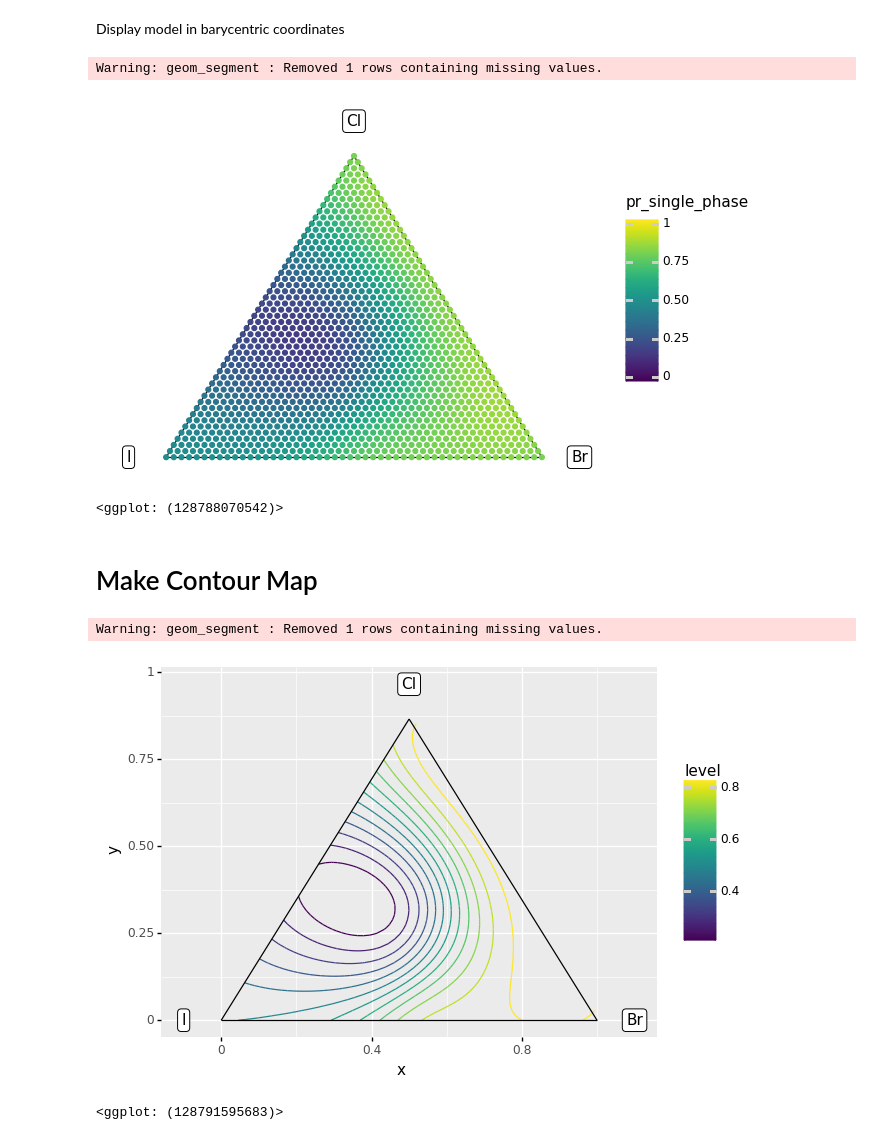
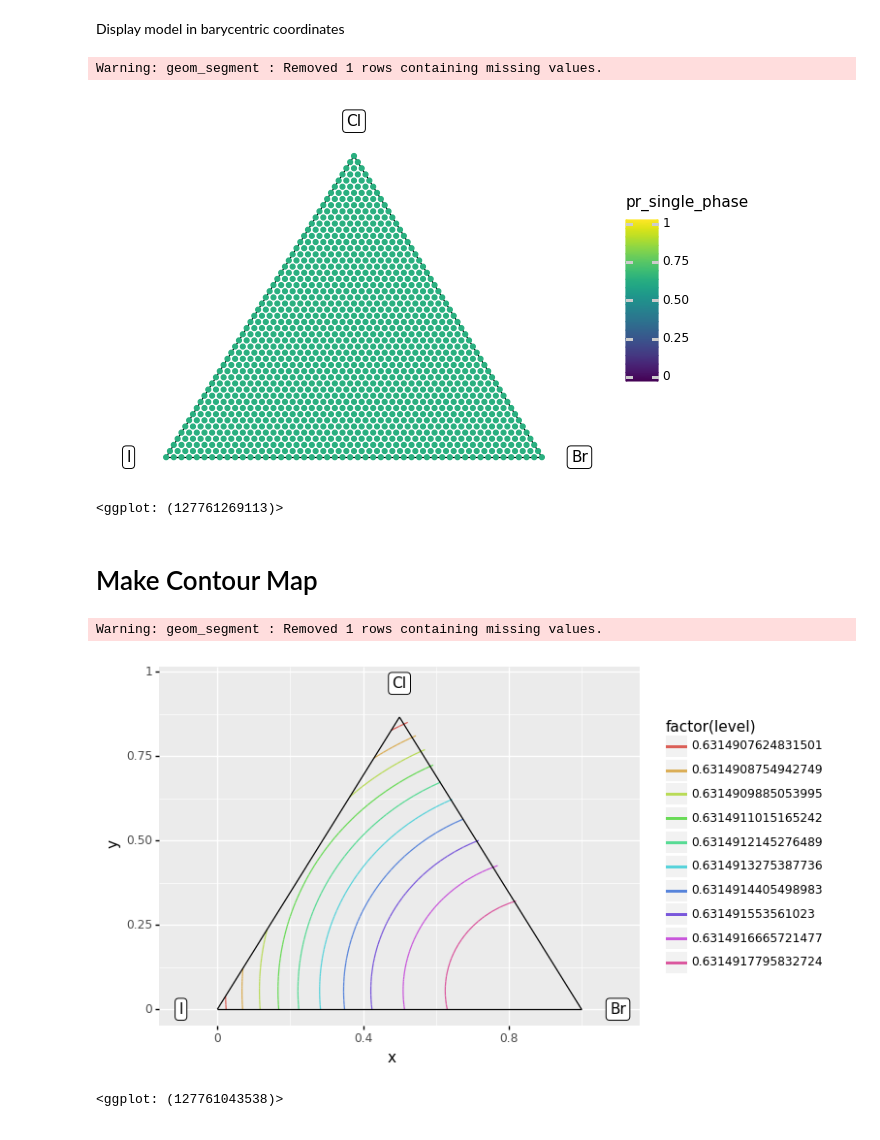
Before and after one commit to kaybr24/perovskite-solar, a Jupyter notebook: Triple Halide Contour Map.ipynb, the cells around one changed output. Drawn from its saved outputs; the diff is of its cells as text; code cells hidden in the pictures.

Commit message:
Set round 1 data to match experimental results

```diff
--- a/Triple Halide Contour Map.ipynb
+++ b/Triple Halide Contour Map.ipynb
@@ -118,6 +113,41 @@ df_thp_round1 = (
     ## Convert to barycentric coordinates
     >> tf_bary()
 )
+# %%
+## Real Triple Halide Perovskite data:
+df_thp_round1mod = (
+    ## I -- Br tie: MAPbBr1.5I1.5 = True
+    gr.df_make(Cl=0, I=0.5, Br=[0.5] * 1, single_phase=True)
+
+    ## Cl -- Br tie: MAPbBrCl = True
+    >> gr.tf_bind_rows(
+        gr.df_make(Cl=0.5, I=0, Br=[0.5] * 1, single_phase=True)
+    )
+
+    ## I -- Cl tie: MAPbI1.5Cl1.5 = False
+    >> gr.tf_bind_rows(
+        gr.df_make(Cl=0.5, I=0.5, Br=[0] * 2, single_phase=False)
+    )
+
+    ## Middle of plot
+    >> gr.tf_bind_rows(
+        gr.df_make(Cl=0.33, I=0.33, Br=[0.34] * 1, single_phase=True)
+    )
+
+    ## Corners
+    >> gr.tf_bind_rows(
+        gr.df_make(Cl=1, I=0, Br=[0] * 1, single_phase=True)
+    )
+    >> gr.tf_bind_rows(
+        gr.df_make(Cl=0, I=1, Br=[0] * 1, single_phase=True)
+    )
+    >> gr.tf_bind_rows(
+        gr.df_make(Cl=0, I=0, Br=[1] * 1, single_phase=True)
+    )
+
+    ## Convert to barycentric coordinates
+    >> tf_bary()
+)
 # %%
 ## Inverted Triple Halide Perovskite data:
 df_thp_INVERTround1 = (
@@ -169,7 +199,7 @@ df_thp_INVERTround1 = (
 # Visualize Data
 # %%
 #Select data to display:
-df_thp = df_thp_round1
+df_thp = df_thp_round1mod
 
 #Show visualization
 (
@@ -257,8 +287,8 @@ Display model in barycentric coordinates
 )
 # %% [output]
 Warning: geom_segment : Removed 1 rows containing missing values.
-[figure, old version]
+[figure, new version]
-<ggplot: (128788070542)>
+<ggplot: (127761269113)>
 # %% [markdown]
 # Make Contour Map
 # %%
@@ -291,36 +321,36 @@ gr.Model()
 
 >> gr.ev_contour(
     var=["Br", "Cl"],
     out=["pr_single_phase"],
     #levels = dict(pr_single_phase=[0.2, 0.3, 0.4, 0.5, 0.6, 0.7, 0.8]),
     n_side = 64, #smoothness of lines, granularity
     n_levels = 12
     )
 
 >> gr.tf_filter(DF.Br + DF.Cl < 1)
 
 >> gr.tf_mutate(I=1 - DF.Br - DF.Cl)
 >> gr.tf_mutate(I_end=1 - DF.Br_end - DF.Cl_end)
 
 >> tf_bary(a="I_end", b="Br_end", c="Cl_end", x="x_end", y="y_end")
 >> tf_bary(a="I", b="Br", c="Cl", x="x", y="y")
 
 #>> gr.pt_auto()
 >> gr.ggplot(gr.aes("x", "y"))
-    + gr.geom_segment(gr.aes(xend="x_end", yend="y_end", group="level", color="level",))#color="factor(level)"
+    + gr.geom_segment(gr.aes(xend="x_end", yend="y_end", group="level", color="factor(level)",))#color="factor(level)"
     + pt.geom_segment(
         data=df_tri_bounds,
         mapping=pt.aes(xend="gr.lead(x)", yend="gr.lead(y)")
     )
     + pt.geom_label(
         data=df_tri_labels,
         mapping=pt.aes(label="label")
     )
 )
 # %% [output]
 Warning: geom_segment : Removed 1 rows containing missing values.
-[figure, old version]
+[figure, new version]
-<ggplot: (128791595683)>
+<ggplot: (127761043538)>
 # %%
 #gr.tran_sp()
 df_sp = gr.tran_sp(df_thp, n=5, var=["Br", "Cl"])
```
Also changed, not shown: parts of 3 cells of this notebook.
